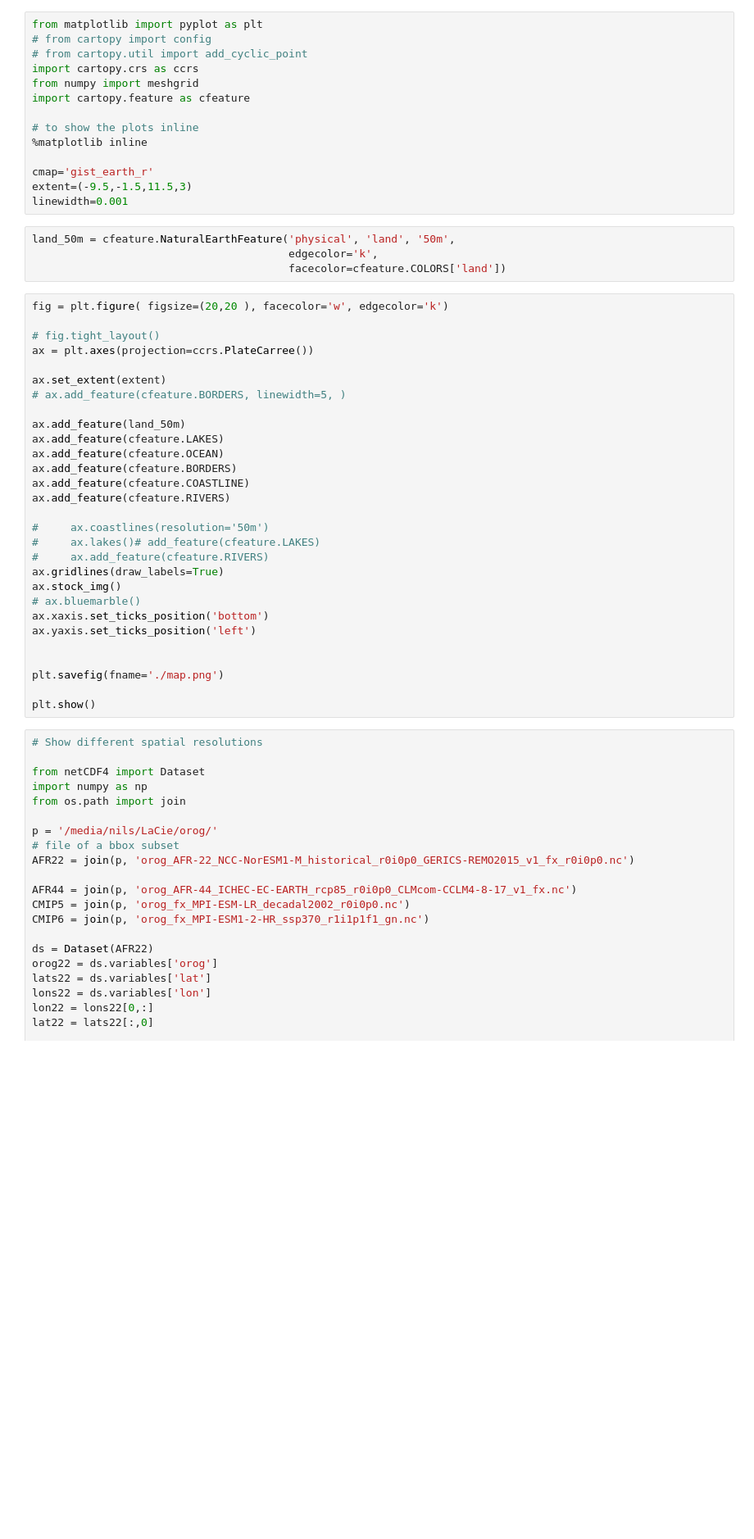
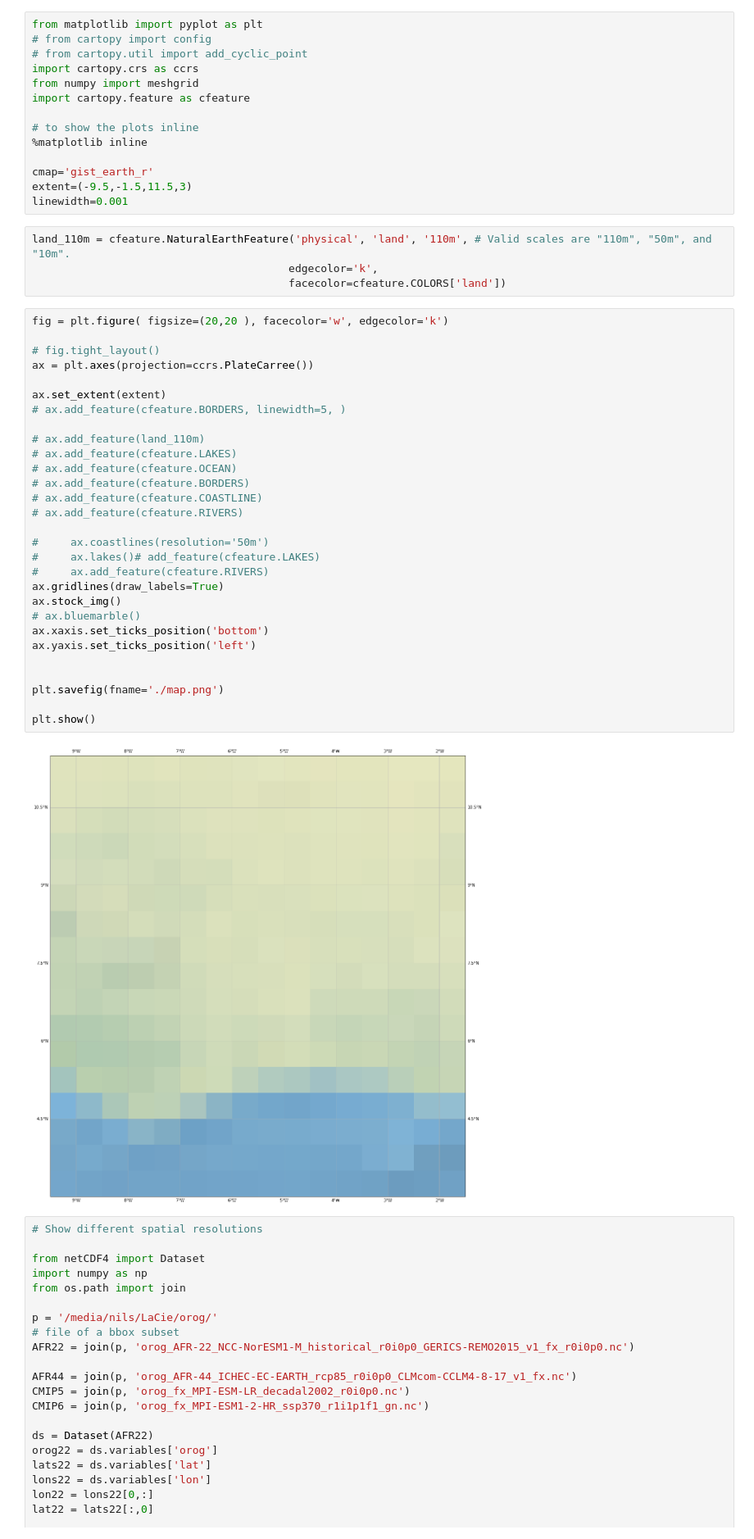
Before and after one commit to nilshempelmann/climdatatutorial, a Jupyter notebook: notebooks/CMIP_resolution.ipynb, the cells around one changed output. Shown at 82% size. Drawn from its saved outputs; the diff is of its cells as text; blank space fills up the shorter version.

```diff
--- a/notebooks/CMIP_resolution.ipynb
+++ b/notebooks/CMIP_resolution.ipynb
@@ -13,38 +13,40 @@ cmap='gist_earth_r'
 extent=(-9.5,-1.5,11.5,3)
 linewidth=0.001
 # %%
-land_50m = cfeature.NaturalEarthFeature('physical', 'land', '50m',
+land_110m = cfeature.NaturalEarthFeature('physical', 'land', '110m', # Valid scales are "110m", "50m", and "10m".
                                         edgecolor='k',
                                         facecolor=cfeature.COLORS['land'])
 # %%
 fig = plt.figure( figsize=(20,20 ), facecolor='w', edgecolor='k')
 
 # fig.tight_layout()
 ax = plt.axes(projection=ccrs.PlateCarree())
 
 ax.set_extent(extent)
 # ax.add_feature(cfeature.BORDERS, linewidth=5, )
 
-ax.add_feature(land_50m)
-ax.add_feature(cfeature.LAKES)
-ax.add_feature(cfeature.OCEAN)
-ax.add_feature(cfeature.BORDERS)
-ax.add_feature(cfeature.COASTLINE)
-ax.add_feature(cfeature.RIVERS)
+# ax.add_feature(land_110m)
+# ax.add_feature(cfeature.LAKES)
+# ax.add_feature(cfeature.OCEAN)
+# ax.add_feature(cfeature.BORDERS)
+# ax.add_feature(cfeature.COASTLINE)
+# ax.add_feature(cfeature.RIVERS)
 
 #     ax.coastlines(resolution='50m')
 #     ax.lakes()# add_feature(cfeature.LAKES)
 #     ax.add_feature(cfeature.RIVERS)
 ax.gridlines(draw_labels=True)
 ax.stock_img()
 # ax.bluemarble()
 ax.xaxis.set_ticks_position('bottom')
 ax.yaxis.set_ticks_position('left')
 
 
 plt.savefig(fname='./map.png')
 
 plt.show()
+# %% [output]
+[figure, added]
 # %%
 # Show different spatial resolutions
 
```
